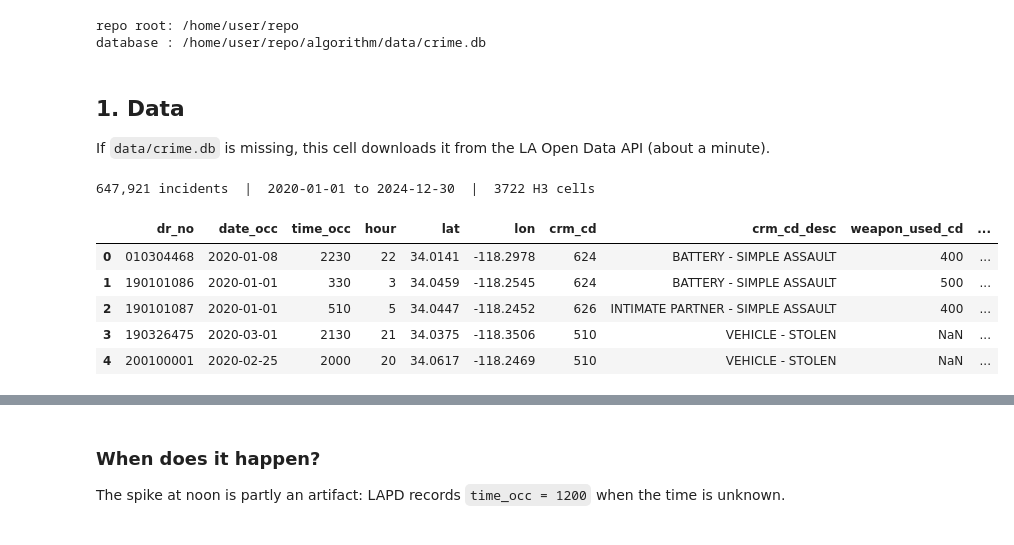
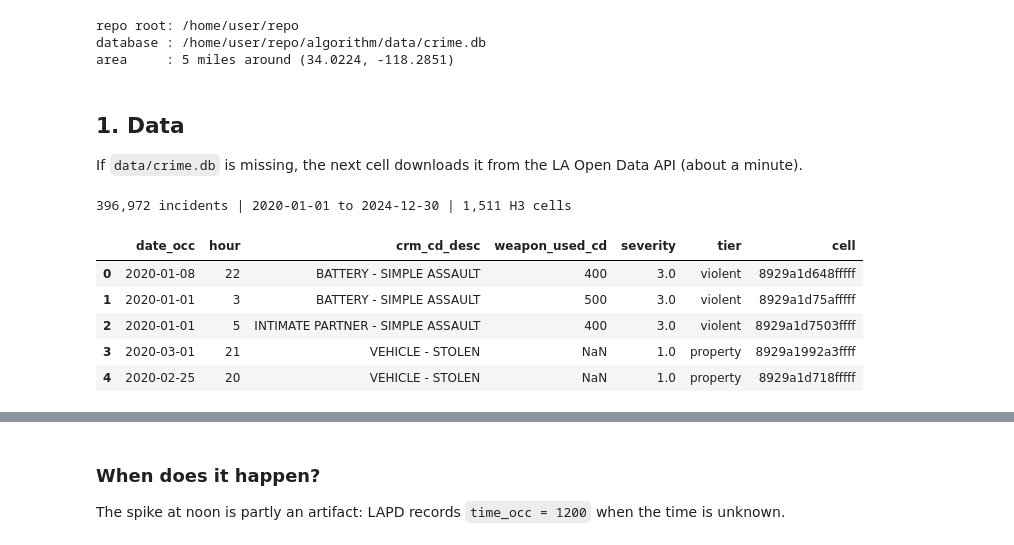
Before and after one commit to BenNormann/fight-or-flight-BE, a Jupyter notebook: algorithm/explore_train_infer.ipynb, the cells around one changed output, grey strips where cells are left out. Cells and saved outputs as stored; diff of their text form; code cells hidden in the pictures.

```diff
--- a/algorithm/explore_train_infer.ipynb
+++ b/algorithm/explore_train_infer.ipynb
@@ -23,40 +30,48 @@ import numpy as np
 import pandas as pd
 import matplotlib.pyplot as plt
 from matplotlib.collections import PolyCollection
+from matplotlib.colors import LogNorm
+from scipy.stats import spearmanr
 import h3
+from IPython.display import display
 
-from algorithm.common import config, geo
+from algorithm.common import config, geo, severity
+%matplotlib inline
 pd.set_option("display.width", 140)
+pd.set_option("display.max_columns", 30)
 plt.rcParams.update({"figure.dpi": 110, "axes.spines.top": False, "axes.spines.right": False})
 print("repo root:", repo_root)
 print("database :", config.DB_PATH)
+print(f"area     : {config.RADIUS_MILES:g} miles around {config.CENTER}")
 # %% [output]
 repo root: /home/user/repo
 database : /home/user/repo/algorithm/data/crime.db
+area     : 5 miles around (34.0224, -118.2851)
 # %% [markdown]
 ## 1. Data
 
-If `data/crime.db` is missing, this cell downloads it from the LA Open Data API (about a minute).
+If `data/crime.db` is missing, the next cell downloads it from the LA Open Data API (about a minute).
 # %%
 if not config.DB_PATH.exists():
     from algorithm.data import ingest_crime
     ingest_crime.main()
 
 con = sqlite3.connect(config.DB_PATH)
 inc = pd.read_sql("SELECT * FROM incidents", con, parse_dates=["date_occ"])
 con.close()
 inc["year"] = inc.date_occ.dt.year
-inc["weekday"] = inc.date_occ.dt.day_of_week
-print(f"{len(inc):,} incidents  |  {inc.date_occ.min():%Y-%m-%d} to {inc.date_occ.max():%Y-%m-%d}  |  {inc.cell.nunique()} H3 cells")
-inc.head()
+inc["severity"] = [severity.incident_severity(c, d, w)
+                   for c, d, w in zip(inc.crm_cd, inc.crm_cd_desc, inc.weapon_used_cd)]
+print(f"{len(inc):,} incidents | {inc.date_occ.min():%Y-%m-%d} to {inc.date_occ.max():%Y-%m-%d} | {inc.cell.nunique():,} H3 cells")
+inc[["date_occ", "hour", "crm_cd_desc", "weapon_used_cd", "severity", "tier", "cell"]].head()
 # %% [output]
-647,921 incidents  |  2020-01-01 to 2024-12-30  |  3722 H3 cells
+396,972 incidents | 2020-01-01 to 2024-12-30 | 1,511 H3 cells
-|  | dr_no | date_occ | time_occ | hour | lat | lon | crm_cd | crm_cd_desc | weapon_used_cd | ... |
-| 0 | 010304468 | 2020-01-08 | 2230 | 22 | 34.0141 | -118.2978 | 624 | BATTERY - SIMPLE ASSAULT | 400 | ... |
-| 1 | 190101086 | 2020-01-01 | 330 | 3 | 34.0459 | -118.2545 | 624 | BATTERY - SIMPLE ASSAULT | 500 | ... |
-| 2 | 190101087 | 2020-01-01 | 510 | 5 | 34.0447 | -118.2452 | 626 | INTIMATE PARTNER - SIMPLE ASSAULT | 400 | ... |
-| 3 | 190326475 | 2020-03-01 | 2130 | 21 | 34.0375 | -118.3506 | 510 | VEHICLE - STOLEN | NaN | ... |
-| 4 | 200100001 | 2020-02-25 | 2000 | 20 | 34.0617 | -118.2469 | 510 | VEHICLE - STOLEN | NaN | ... |
+|  | date_occ | hour | crm_cd_desc | weapon_used_cd | severity | tier | cell |
+| 0 | 2020-01-08 | 22 | BATTERY - SIMPLE ASSAULT | 400 | 3.0 | violent | 8929a1d648fffff |
+| 1 | 2020-01-01 | 3 | BATTERY - SIMPLE ASSAULT | 500 | 3.0 | violent | 8929a1d75afffff |
+| 2 | 2020-01-01 | 5 | INTIMATE PARTNER - SIMPLE ASSAULT | 400 | 3.0 | violent | 8929a1d7503ffff |
+| 3 | 2020-03-01 | 21 | VEHICLE - STOLEN | NaN | 1.0 | property | 8929a1992a3ffff |
+| 4 | 2020-02-25 | 20 | VEHICLE - STOLEN | NaN | 1.0 | property | 8929a1d718fffff |
 # %% [markdown]
 ### Volume over time
 
```
Also changed, not shown: parts of 69 cells of this notebook, 1 other file.
